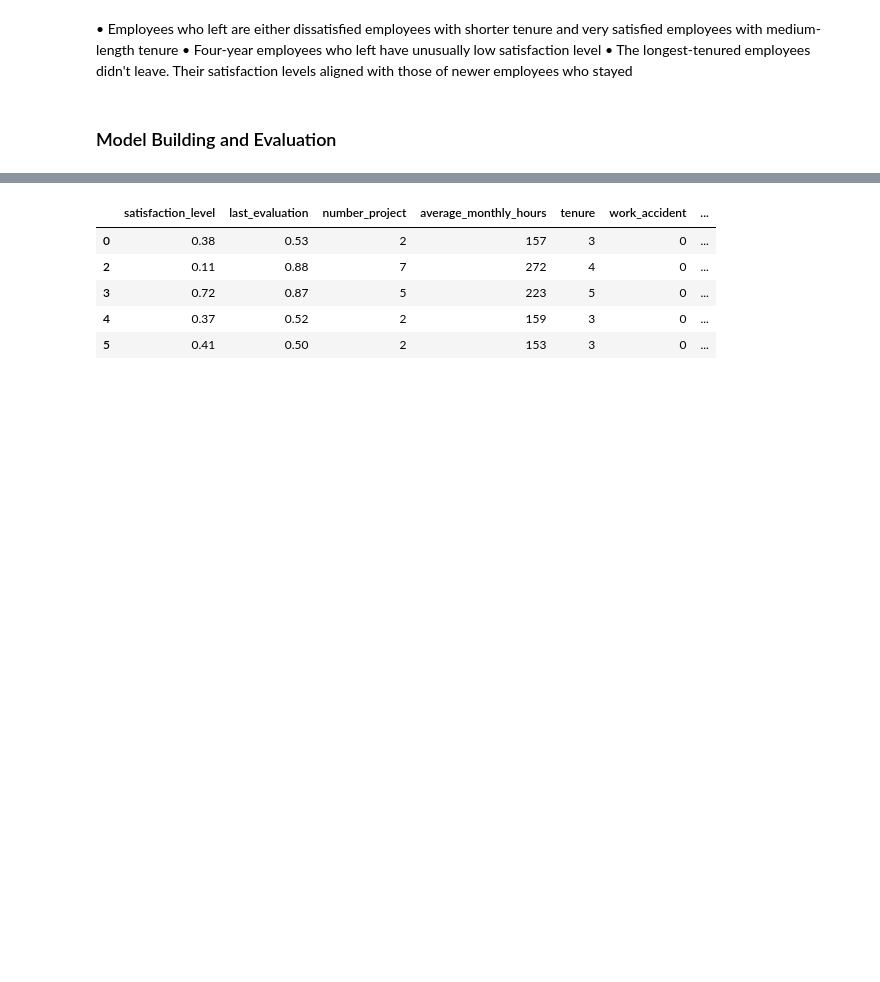
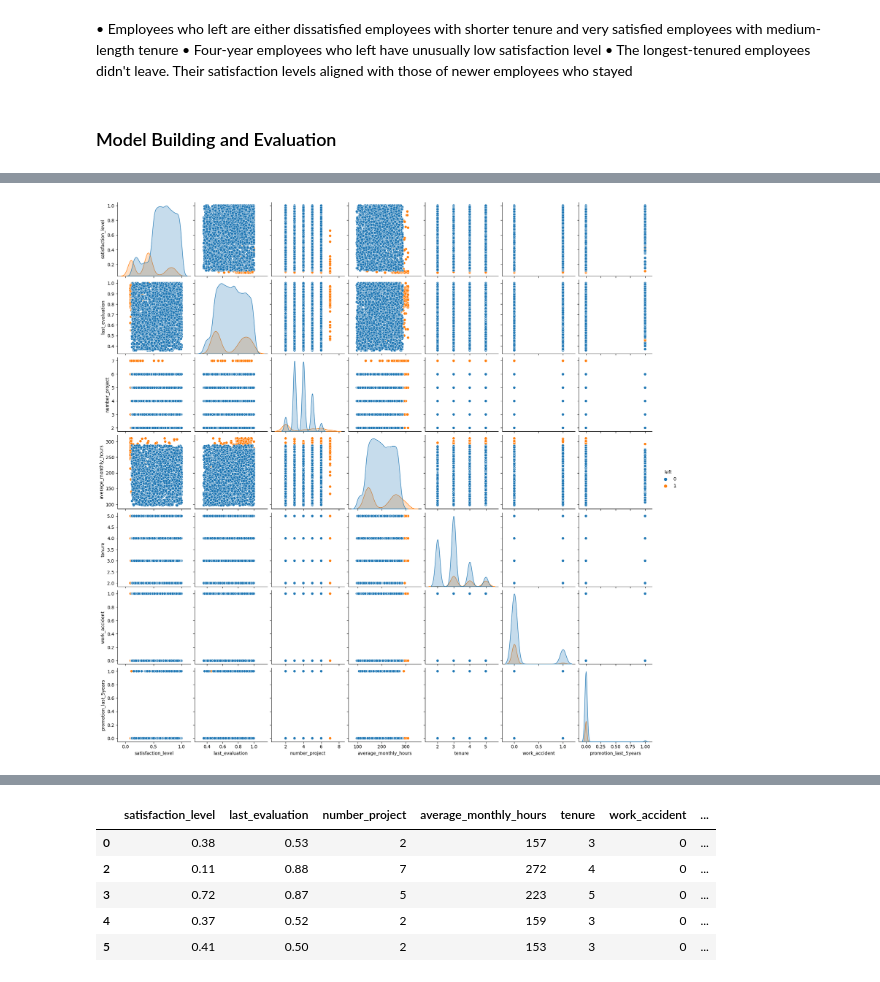
Before and after one commit to Ronke-Susan/Predictive-Modeling-for-Employee-Retention-A-Data-driven-Approach, a Jupyter notebook: Employee Retention Project.ipynb, the cells around one changed output, grey strips where cells are left out. Cells and saved outputs as stored; diff of their text form; code cells hidden in the pictures; blank space fills up the shorter version.

```diff
--- a/Employee Retention Project.ipynb
+++ b/Employee Retention Project.ipynb
@@ -421,0 +438,6 @@ df1.drop(outliers.index, inplace=True)
+# %%
+#observing relationships between variables in the dataset using a pairplot
+sns.pairplot(df1,hue='left')
+plt.show()
+# %% [output]
+[figure, added]
```
Also changed, not shown: parts of 25 cells of this notebook.
